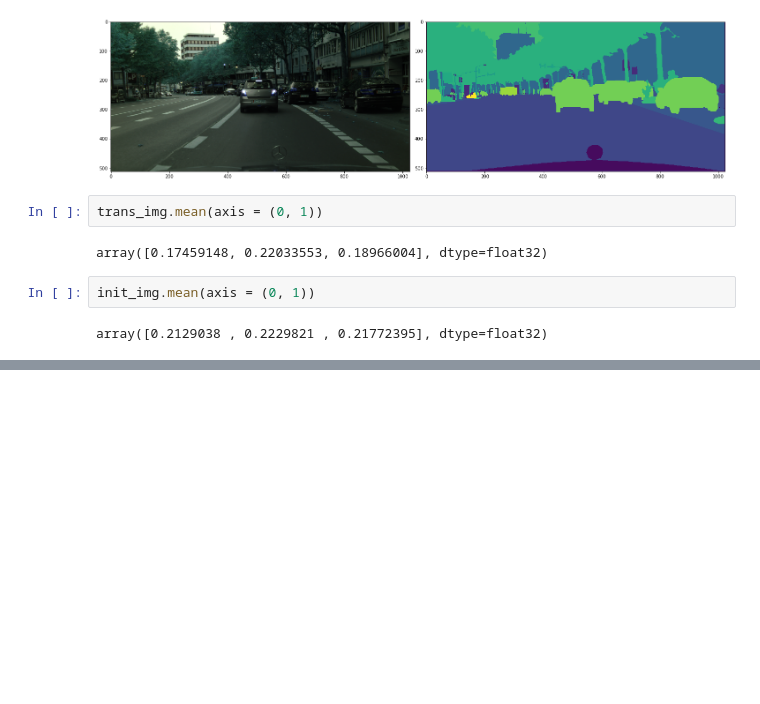
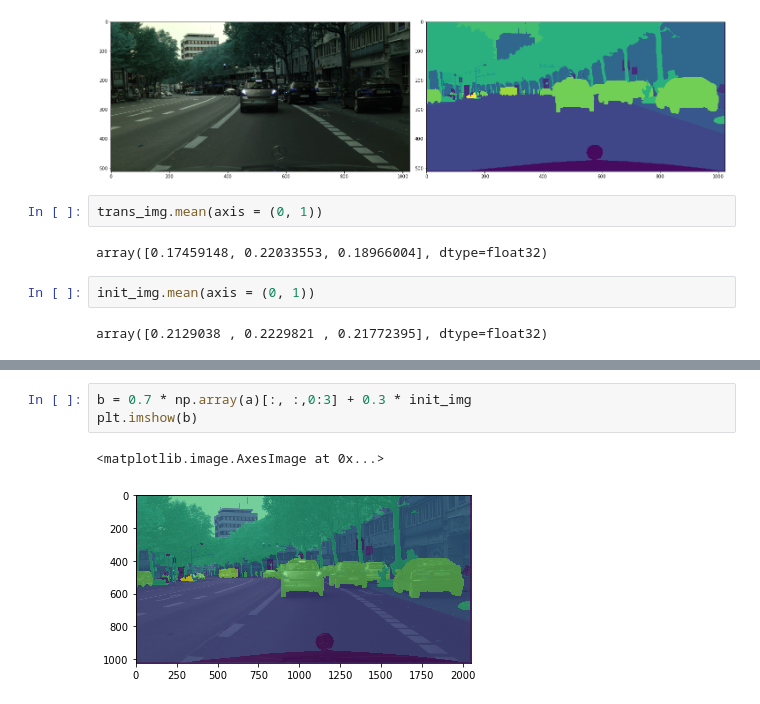
Before and after one commit to jvtalwar/PA3, a Jupyter notebook: Image_plot.ipynb, the cells around one changed output, grey strips where cells are left out. Saved outputs shown, nothing was run; the diff lists cells and outputs as text; blank space fills up the shorter version.

```diff
--- a/Image_plot.ipynb
+++ b/Image_plot.ipynb
@@ -54,0 +74,6 @@ array([0.2129038 , 0.2229821 , 0.21772395], dtype=float32)
+# %%
+b = 0.7 * np.array(a)[:, :,0:3] + 0.3 * init_img
+plt.imshow(b)
+# %% [output]
+<matplotlib.image.AxesImage at 0x...>
+[figure, added]
```
Also changed, not shown: parts of 9 cells of this notebook, 9 other files.
